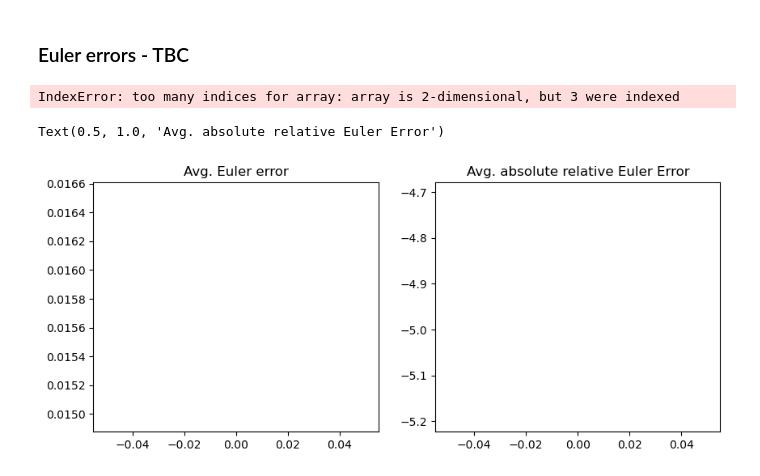
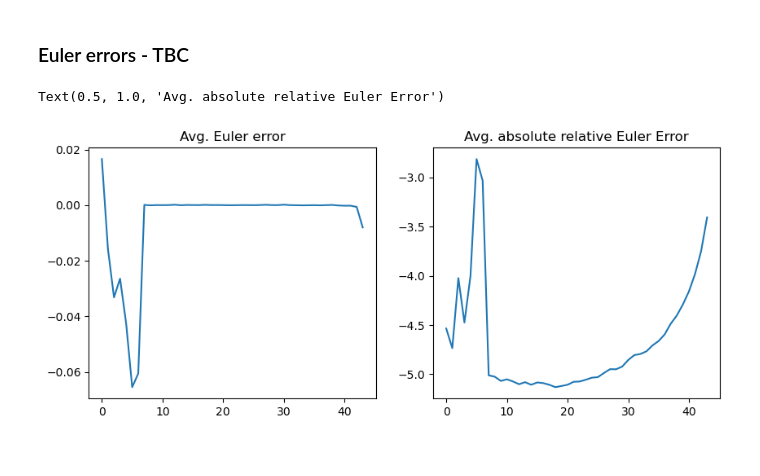
Before and after one commit to ansofol/DP_term_paper, a Jupyter notebook: main_model/test_run.ipynb, the cells around one changed output. Saved outputs shown, nothing was run; the diff lists cells and outputs as text; code cells hidden in the pictures.

Commit message:
euler error code runs (but something is off)

```diff
--- a/main_model/test_run.ipynb
+++ b/main_model/test_run.ipynb
@@ -184,19 +189,17 @@ Text(0.5, 1.0, 'm')
 # %% [markdown]
 ### Euler errors - TBC
 # %%
-Delta, epsilon = model.euler_errors()
+Delta_time, epsilon_time =model.euler_errors()
-# %% [output]
-IndexError: too many indices for array: array is 2-dimensional, but 3 were indexed
 # %%
 fig =plt.figure(figsize = (10,4))
 
 ax = fig.add_subplot(1,2,1)
-ax.plot(Delta)
+ax.plot(Delta_time)
 ax.set_title('Avg. Euler error')
 
 ax = fig.add_subplot(1,2,2)
-ax.plot(epsilon)
+ax.plot(epsilon_time)
 ax.set_title('Avg. absolute relative Euler Error')
 # %% [output]
 Text(0.5, 1.0, 'Avg. absolute relative Euler Error')
-[figure, old version]
+[figure, new version]
```
Also changed, not shown: parts of 6 cells of this notebook, 1 other file.
